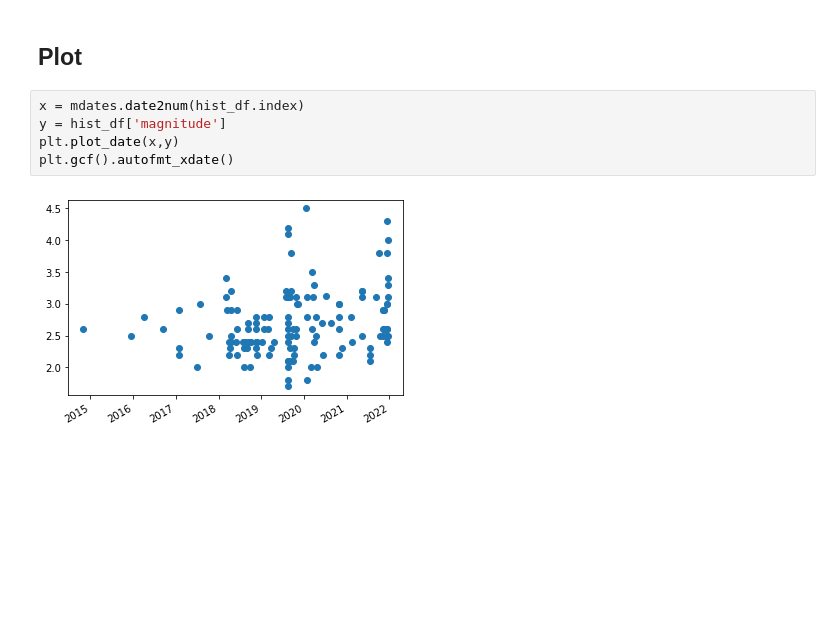
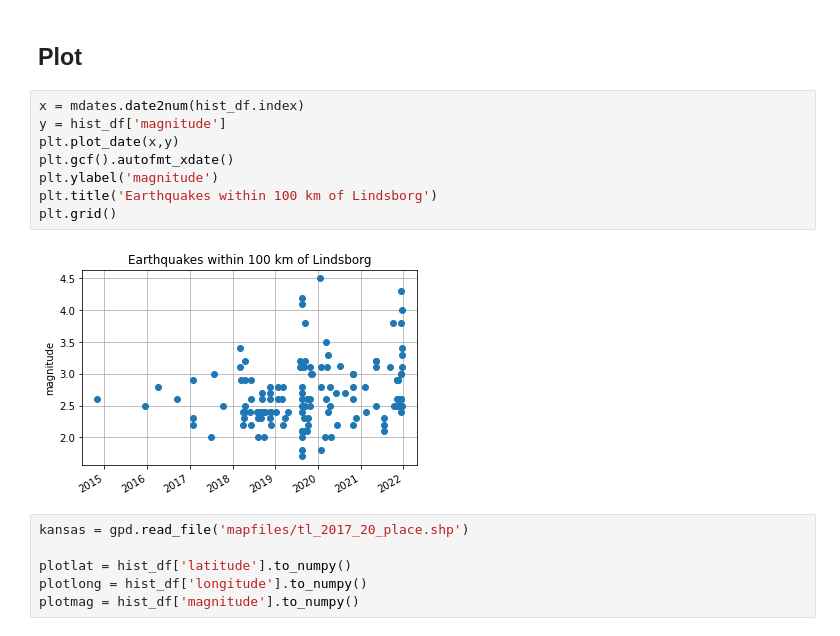
Before and after one commit to peterwbryant/earthquake-info, a Jupyter notebook: earthquakePlot.ipynb, the cells around one changed output. Drawn from its saved outputs; the diff is of its cells as text; blank space fills up the shorter version.

```diff
--- a/earthquakePlot.ipynb
+++ b/earthquakePlot.ipynb
@@ -21,7 +27,16 @@ hist_df = pd.read_pickle('historyDF.pkl')
 # %%
 x = mdates.date2num(hist_df.index)
 y = hist_df['magnitude']
 plt.plot_date(x,y)
 plt.gcf().autofmt_xdate()
+plt.ylabel('magnitude')
+plt.title('Earthquakes within 100 km of Lindsborg')
+plt.grid()
 # %% [output]
-[figure, old version]
+[figure, new version]
+# %%
+kansas = gpd.read_file('mapfiles/tl_2017_20_place.shp')
+
+plotlat = hist_df['latitude'].to_numpy()
+plotlong = hist_df['longitude'].to_numpy()
+plotmag = hist_df['magnitude'].to_numpy()
```
Also changed, not shown: parts of 2 cells of this notebook.
